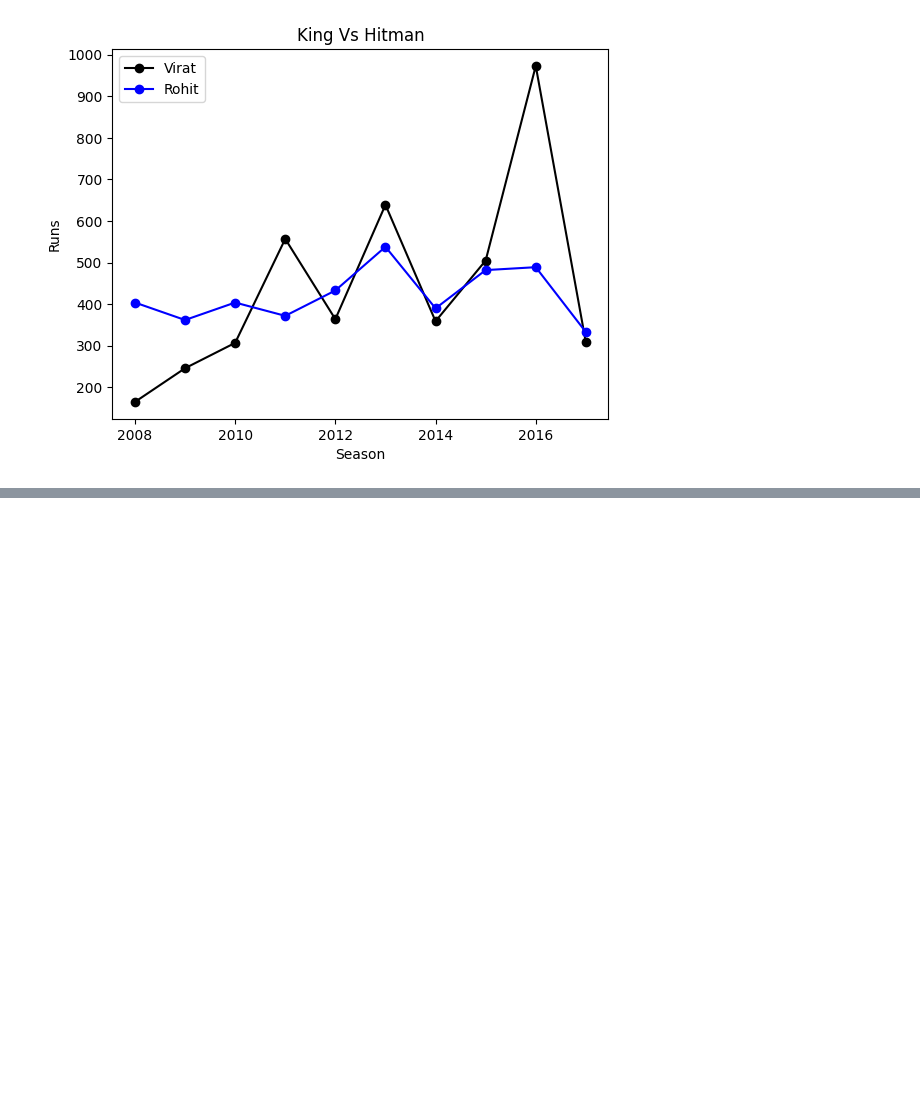
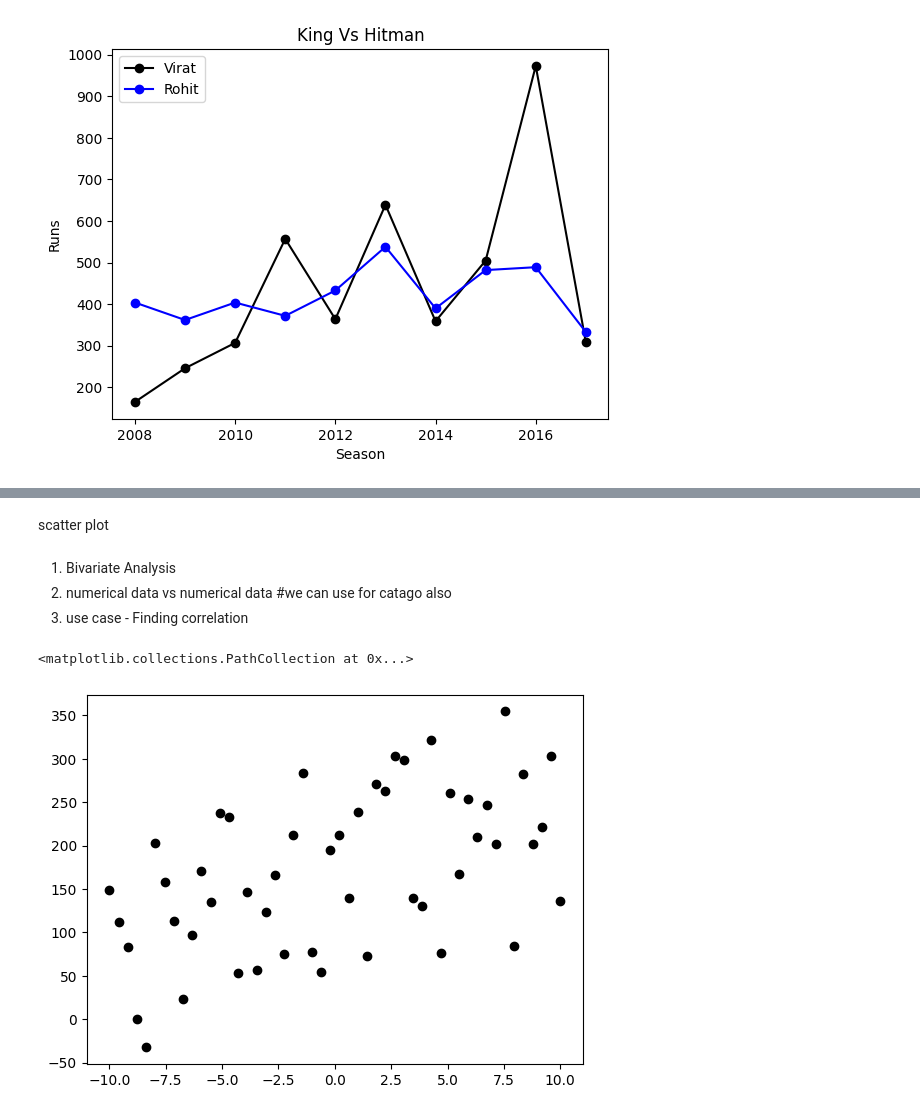
Before and after one commit to Bhavik2209/pandas_basics_-IPL-analysis-, a Jupyter notebook: matplotlib/matplot.ipynb, the cells around one changed output, grey strips where cells are left out. Drawn from its saved outputs; the diff is of its cells as text; code cells hidden in the pictures; blank space fills up the shorter version.

```diff
--- a/matplotlib/matplot.ipynb
+++ b/matplotlib/matplot.ipynb
@@ -59,0 +82,14 @@ plt.plot(year,price)
+# %% [markdown]
+scatter plot
+# %% [markdown]
+1. Bivariate Analysis
+2. numerical data vs numerical data   #we can use for catago also
+3. use case - Finding correlation
+# %%
+x = np.linspace(-10,10,50) # it wil give us equally distributed numbers between -10 to 10
+y = 10*x + 3 + np.random.randint(0,300,50)
+
+plt.scatter(x,y,color='black')
+# %% [output]
+<matplotlib.collections.PathCollection at 0x...>
+[figure, added]
```
Also changed, not shown: parts of 12 cells of this notebook, 2 other files.
